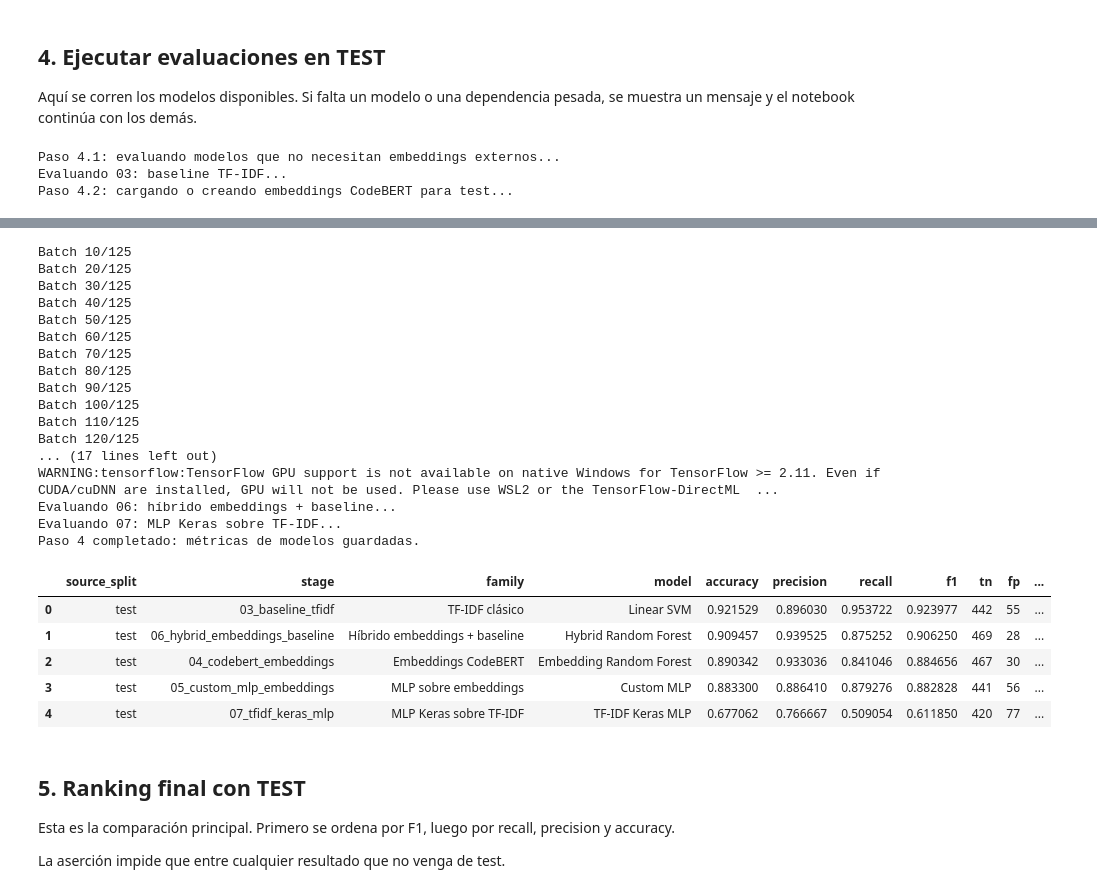
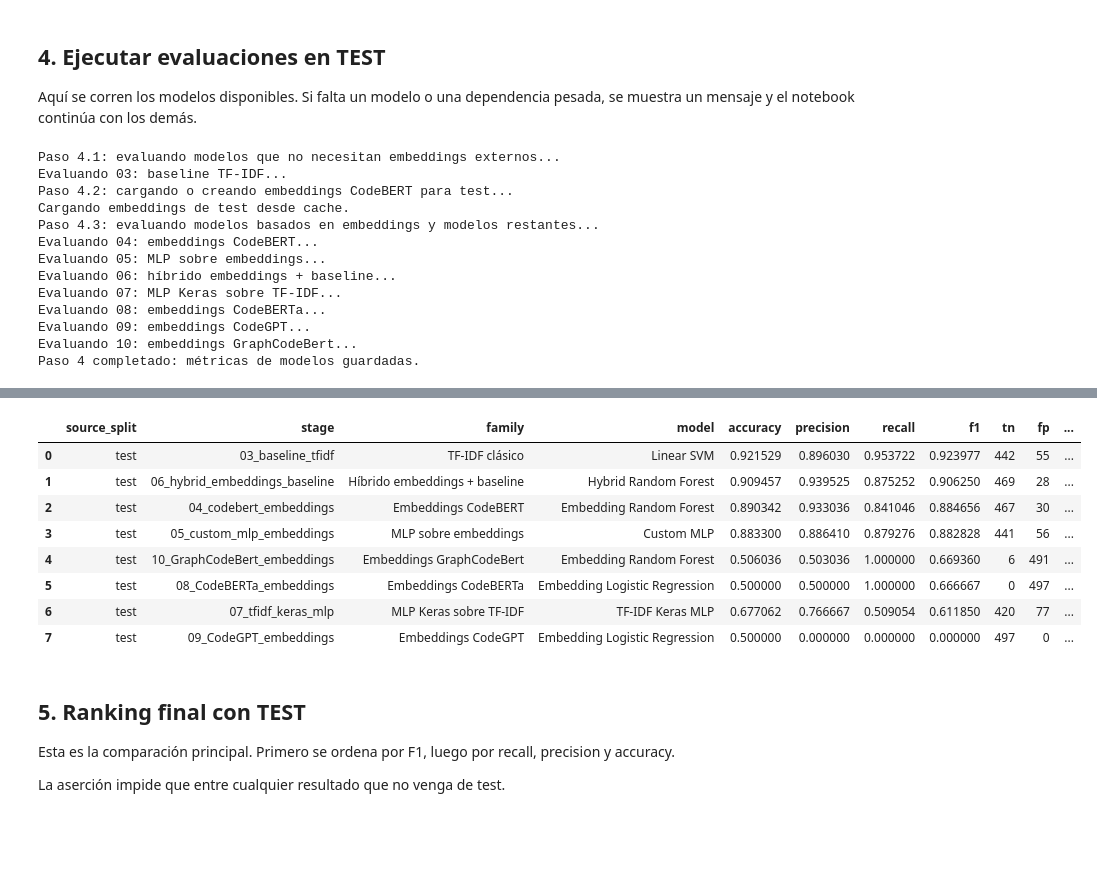
Before and after one commit to FidelBM/code_plagiarism, a Jupyter notebook: comparation.ipynb, the cells around one changed output, grey strips where cells are left out. Drawn from its saved outputs; the diff is of its cells as text; code cells hidden in the pictures; blank space fills up the shorter version.

```diff
--- a/comparation.ipynb
+++ b/comparation.ipynb
@@ -596,3 +644,27 @@ def eval_07():
+# %%
+def eval_10(emb1, emb2):
+    print('Evaluando 10: embeddings GraphCodeBert...')
+    if emb1 is None or emb2 is None:
+        print('Se omite 10: no hay embeddings de test.')
+        return None
+    path = MODELS_PATH / 'GraphCodeBert_transformer_embedding_model.joblib'
+    if not path.exists():
+        print('Falta GraphCodeBert_transformer_embedding_model.joblib')
+        return None
+    bundle = joblib.load(path)
+    model = bundle['classifier']
+    X = build_embedding_features(emb1, emb2, include_l2=False)
+    y = test_transformer['label'].astype(int).values
+    pred = model.predict(X).astype(int)
+    scores, score_name = None, None
+    if hasattr(model, 'predict_proba'):
+        scores, score_name = model.predict_proba(X)[:, 1], 'prob_reuse'
+    elif hasattr(model, 'decision_function'):
+        scores, score_name = model.decision_function(X), 'decision_score'
+    out = save_predictions(test_transformer, pred, y, '10_test_predictions_GraphCodeBert_embeddings.csv', score_name, scores)
+    out['cosine_similarity'] = rowwise_cosine(emb1, emb2)
+    out.to_csv(REPORTS_PATH / '10_test_predictions_GraphCodeBert_embeddings.csv', index=False)
+    return evaluate_binary_predictions('10_GraphCodeBert_embeddings', 'Embeddings GraphCodeBert', bundle.get('best_model_name', 'Embedding classifier'), y, pred)
 # %% [markdown]
 ## 4. Ejecutar evaluaciones en TEST
 
@@ -610,6 +682,10 @@ append_if_not_none(test_results, eval_04(emb1, emb2))
 append_if_not_none(test_results, eval_05(emb1, emb2))
 append_if_not_none(test_results, eval_06(emb1, emb2))
 append_if_not_none(test_results, eval_07())
+append_if_not_none(test_results, eval_08(emb1, emb2))
+append_if_not_none(test_results, eval_09(emb1, emb2))
+append_if_not_none(test_results, eval_10(emb1, emb2))
+
 
 test_results_df = pd.DataFrame(test_results)
 if test_results_df.empty:
@@ -624,3 +700,13 @@ display(test_results_df)
 Paso 4.1: evaluando modelos que no necesitan embeddings externos...
 Evaluando 03: baseline TF-IDF...
 Paso 4.2: cargando o creando embeddings CodeBERT para test...
+Cargando embeddings de test desde cache.
+Paso 4.3: evaluando modelos basados en embeddings y modelos restantes...
+Evaluando 04: embeddings CodeBERT...
+Evaluando 05: MLP sobre embeddings...
+Evaluando 06: híbrido embeddings + baseline...
+Evaluando 07: MLP Keras sobre TF-IDF...
+Evaluando 08: embeddings CodeBERTa...
+Evaluando 09: embeddings CodeGPT...
+Evaluando 10: embeddings GraphCodeBert...
+Paso 4 completado: métricas de modelos guardadas.
@@ -628,26 +713,12 @@ Warning: You are sending unauthenticated requests to the HF Hub. Please set a HF
-Batch 10/125
-Batch 20/125
-Batch 30/125
-Batch 40/125
-Batch 50/125
-Batch 60/125
-Batch 70/125
-Batch 80/125
-Batch 90/125
-Batch 100/125
-Batch 110/125
-Batch 120/125
-... (17 lines left out)
-WARNING:tensorflow:TensorFlow GPU support is not available on native Windows for TensorFlow >= 2.11. Even if CUDA/cuDNN are installed, GPU will not be used. Please use WSL2 or the TensorFlow-DirectML  ...
-Evaluando 06: híbrido embeddings + baseline...
-Evaluando 07: MLP Keras sobre TF-IDF...
-Paso 4 completado: métricas de modelos guardadas.
 |  | source_split | stage | family | model | accuracy | precision | recall | f1 | tn | fp | ... |
 | 0 | test | 03_baseline_tfidf | TF-IDF clásico | Linear SVM | 0.921529 | 0.896030 | 0.953722 | 0.923977 | 442 | 55 | ... |
 | 1 | test | 06_hybrid_embeddings_baseline | Híbrido embeddings + baseline | Hybrid Random Forest | 0.909457 | 0.939525 | 0.875252 | 0.906250 | 469 | 28 | ... |
 | 2 | test | 04_codebert_embeddings | Embeddings CodeBERT | Embedding Random Forest | 0.890342 | 0.933036 | 0.841046 | 0.884656 | 467 | 30 | ... |
 | 3 | test | 05_custom_mlp_embeddings | MLP sobre embeddings | Custom MLP | 0.883300 | 0.886410 | 0.879276 | 0.882828 | 441 | 56 | ... |
-| 4 | test | 07_tfidf_keras_mlp | MLP Keras sobre TF-IDF | TF-IDF Keras MLP | 0.677062 | 0.766667 | 0.509054 | 0.611850 | 420 | 77 | ... |
+| 4 | test | 10_GraphCodeBert_embeddings | Embeddings GraphCodeBert | Embedding Random Forest | 0.506036 | 0.503036 | 1.000000 | 0.669360 | 6 | 491 | ... |
+| 5 | test | 08_CodeBERTa_embeddings | Embeddings CodeBERTa | Embedding Logistic Regression | 0.500000 | 0.500000 | 1.000000 | 0.666667 | 0 | 497 | ... |
+| 6 | test | 07_tfidf_keras_mlp | MLP Keras sobre TF-IDF | TF-IDF Keras MLP | 0.677062 | 0.766667 | 0.509054 | 0.611850 | 420 | 77 | ... |
+| 7 | test | 09_CodeGPT_embeddings | Embeddings CodeGPT | Embedding Logistic Regression | 0.500000 | 0.000000 | 0.000000 | 0.000000 | 497 | 0 | ... |
 # %% [markdown]
 ## 5. Ranking final con TEST
 
```
Also changed, not shown: parts of 7 cells of this notebook, 12 other files.
